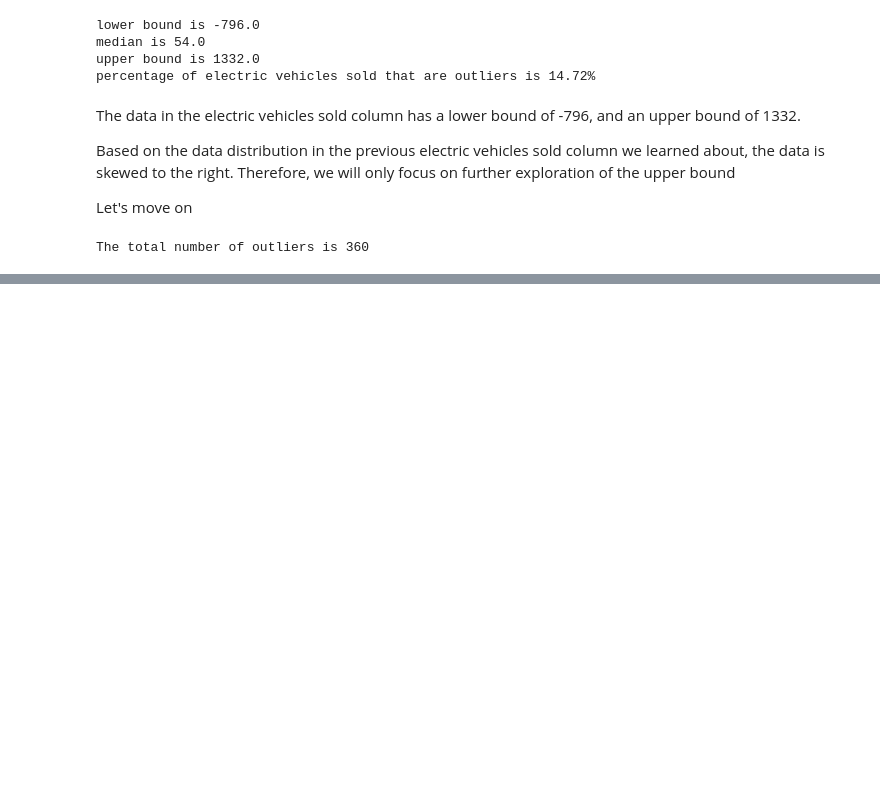
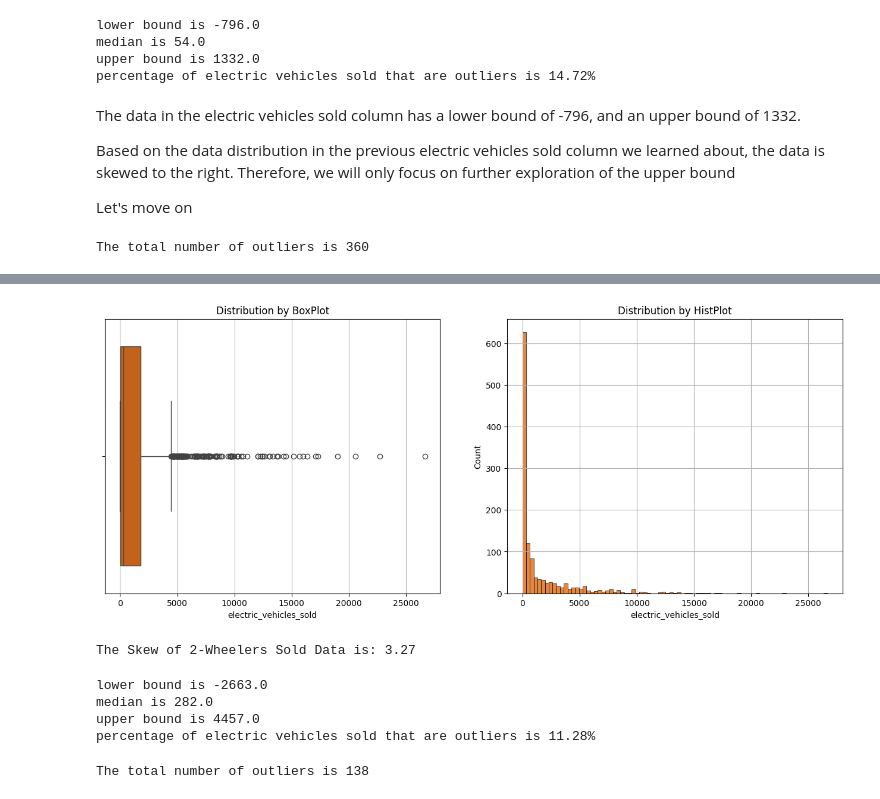
Before and after one commit to WalterEdwardd/General_Motors-Provide_Insights_to_Chief_in_Electric_and_Hybrid_Vehicles, a Jupyter notebook: notebooks/processed_data.ipynb, the cells around one changed output, grey strips where cells are left out. Cells and saved outputs as stored; diff of their text form; code cells hidden in the pictures; blank space fills up the shorter version.

Commit message:
Modified outlier processing part

```diff
--- a/notebooks/processed_data.ipynb
+++ b/notebooks/processed_data.ipynb
@@ -402,0 +410,12 @@ sales_by_states.shape
+# %%
+# filter rows with 'vehicles category' is "2-Wheelers"
+state_wheeler_2 = sales_by_states[sales_by_states['vehicle_category']=='2-Wheelers']
+# statistics values
+stats_state_wheelers_2 = state_wheeler_2.groupby(['state']).agg(
+    min=('electric_vehicles_sold','min'),
+    mean=('electric_vehicles_sold','mean'),
+    median=('electric_vehicles_sold','median'),
+    max=('electric_vehicles_sold','max')
+).reset_index()
+# check data after processing
+stats_state_wheelers_2
@@ -402,0 +440,41 @@ sales_by_states.shape
+# %%
+# overview of outliers
+# set the size of chart
+plt.figure(figsize=(16,6))
+# first subplot by box plot
+plt.subplot(1,2,1)
+plt.grid()
+sns.boxplot(data=state_wheeler_2, x='electric_vehicles_sold', color='#DC5F00')
+plt.title("Distribution by BoxPlot")
+# second subplot by hist plot
+plt.subplot(1,2,2)
+plt.grid()
+sns.histplot(data=state_wheeler_2, x='electric_vehicles_sold', color='#DC5F00')
+plt.title("Distribution by HistPlot")
+# plot the chart
+plt.show()
+# Check the skewness of data in the "sold_quantity" column
+print(f"The Skew of 2-Wheelers Sold Data is: {round(state_wheeler_2['electric_vehicles_sold'].skew(), 2)}")
+# %% [output]
+[figure, added]
+The Skew of 2-Wheelers Sold Data is: 3.27
+# %%
+# check the outliers, find out the upper bound, lower bound of the electric vehicles sold column
+bound_state_wheelers_2_sold = check_outlier(state_wheeler_2, 'electric_vehicles_sold')
+# print out the required information
+print(f"lower bound is {bound_state_wheelers_2_sold['lower_bound'].values[0]}")
+print(f"median is {bound_state_wheelers_2_sold['median'].values[0]}")
+print(f"upper bound is {bound_state_wheelers_2_sold['upper_bound'].values[0]}")
+print(f"percentage of electric vehicles sold that are outliers is {bound_state_wheelers_2_sold['percent_outliers'].values[0]}%")
+# %% [output]
+lower bound is -2663.0
+median is 282.0
+upper bound is 4457.0
+percentage of electric vehicles sold that are outliers is 11.28%
+# %%
+# Filter rows with electric vehicles sold quantity greater than upper bound of electric vehicles sold
+outliers_state_wheelers_2_sold = state_wheeler_2[state_wheeler_2['electric_vehicles_sold']>bound_state_wheelers_2_sold['upper_bound'].values[0]]
+# check how many rows are outliers
+print(f"The total number of outliers is {outliers_state_wheelers_2_sold.shape[0]}")
+# %% [output]
+The total number of outliers is 138
```
Also changed, not shown: parts of 24 cells of this notebook.
